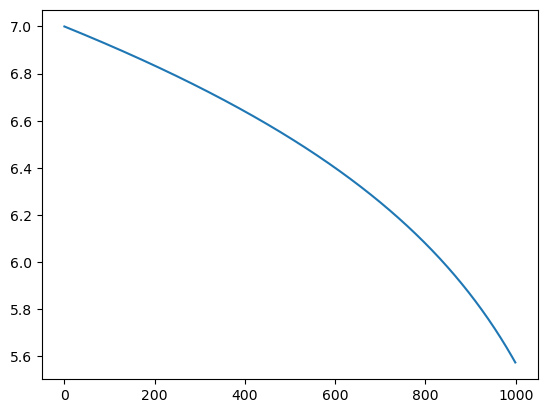
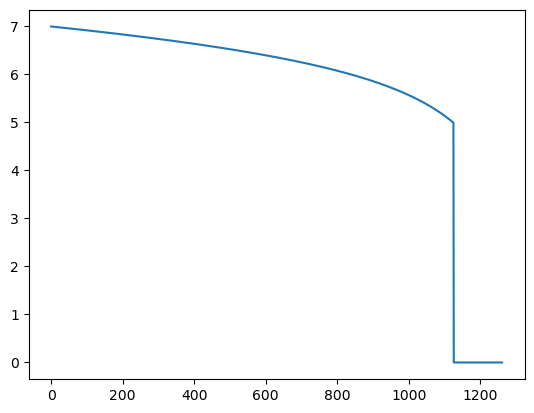
The change to this notebook cell's code, shown as a diff; its figure went from the first image to the second:
--- before
+++ after
@@ -1,7 +1,7 @@
 M = 1e6
 mu = 1e5
-p0 = 7.
+p0 = 7
 e0 = 0.0
-T = .00004
+T = 0.00004
 
 trans = EMRIInspiral(func=Schwarzschild_Transition)
@@ -10,4 +10,4 @@
 t,p,e,x,Phi_phi,Phi_theta,Phi_r=traj
 
-plt.plot(t[:1000], p[:1000])
+plt.plot(t[:2000], p[:2000])
 plt.show()

Commit: Complete IMR waveform. The switching radius from transition to plunge is hard coded for now (using value for q=10)